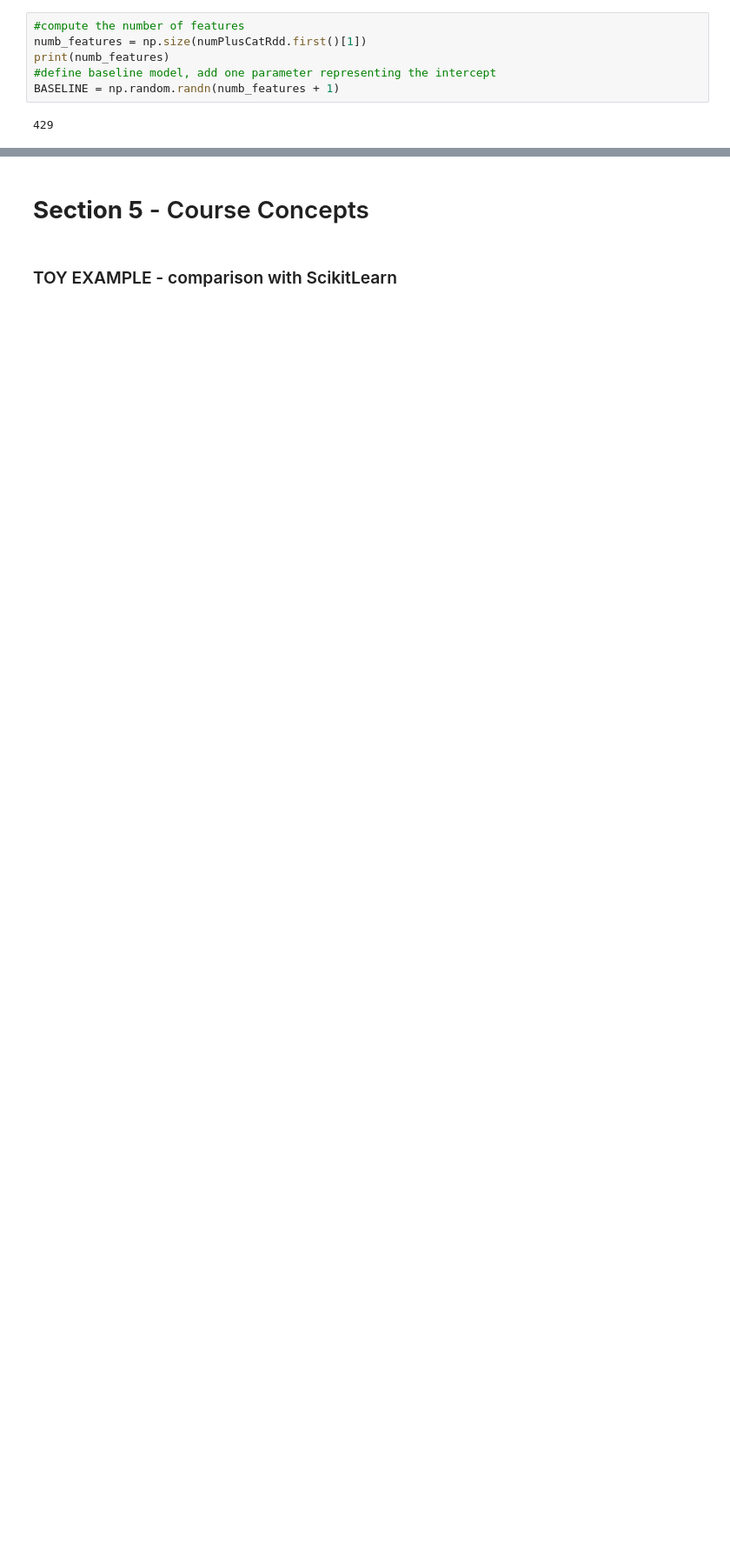
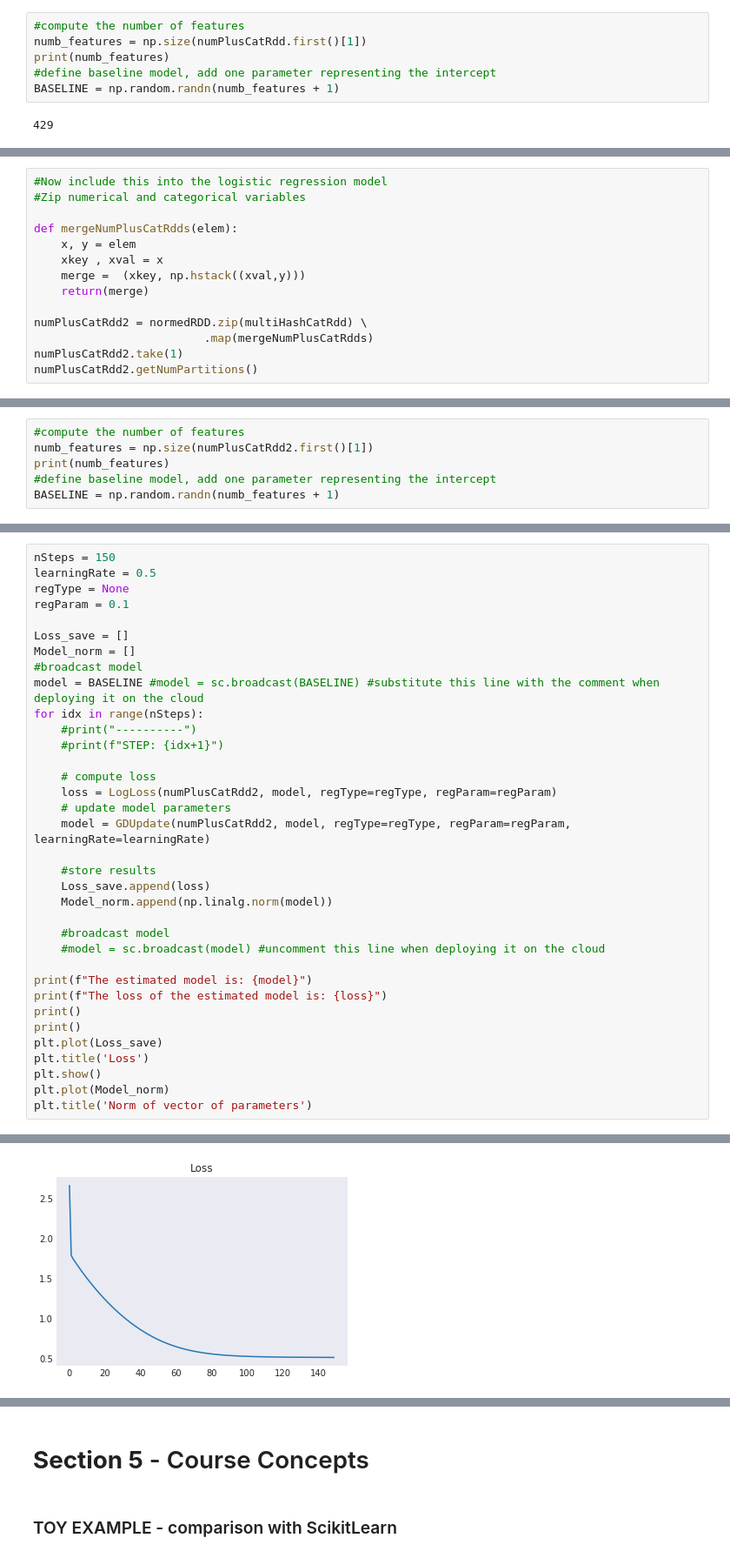
Before and after one commit to vnagapudi/W261_Final_Project, a Jupyter notebook: final_project_SID_LUCA.ipynb, the cells around one changed output, grey strips where cells are left out. Shown at 87% size. Saved outputs shown, nothing was run; the diff lists cells and outputs as text; blank space fills up the shorter version.

```diff
--- a/final_project_SID_LUCA.ipynb
+++ b/final_project_SID_LUCA.ipynb
@@ -613,0 +724,14 @@ Text(0.5,1,'Norm of vector of parameters')
+# %%
+#Now include this into the logistic regression model
+#Zip numerical and categorical variables
+
+def mergeNumPlusCatRdds(elem):
+    x, y = elem
+    xkey , xval = x
+    merge =  (xkey, np.hstack((xval,y)))
+    return(merge)
+
+numPlusCatRdd2 = normedRDD.zip(multiHashCatRdd) \
+                         .map(mergeNumPlusCatRdds)
+numPlusCatRdd2.take(1)
+numPlusCatRdd2.getNumPartitions()
@@ -613,0 +740,6 @@ Text(0.5,1,'Norm of vector of parameters')
+# %%
+#compute the number of features
+numb_features = np.size(numPlusCatRdd2.first()[1])
+print(numb_features)
+#define baseline model, add one parameter representing the intercept
+BASELINE = np.random.randn(numb_features + 1)
@@ -613,0 +748,36 @@ Text(0.5,1,'Norm of vector of parameters')
+# %%
+nSteps = 150
+learningRate = 0.5
+regType = None
+regParam = 0.1
+
+Loss_save = []
+Model_norm = []
+#broadcast model
+model = BASELINE #model = sc.broadcast(BASELINE) #substitute this line with the comment when deploying it on the cloud
+for idx in range(nSteps):
+    #print("----------")
+    #print(f"STEP: {idx+1}")
+
+    # compute loss
+    loss = LogLoss(numPlusCatRdd2, model, regType=regType, regParam=regParam)
+    # update model parameters
+    model = GDUpdate(numPlusCatRdd2, model, regType=regType, regParam=regParam, learningRate=learningRate)
+
+    #store results
+    Loss_save.append(loss)
+    Model_norm.append(np.linalg.norm(model))
+
+    #broadcast model
+    #model = sc.broadcast(model) #uncomment this line when deploying it on the cloud
+
+print(f"The estimated model is: {model}")
+print(f"The loss of the estimated model is: {loss}")
+print()
+print()
+plt.plot(Loss_save)
+plt.title('Loss')
+plt.show()
+plt.plot(Model_norm)
+plt.title('Norm of vector of parameters')
+# %% [output]
@@ -613,0 +793 @@ Text(0.5,1,'Norm of vector of parameters')
+[figure, added]
```
Also changed, not shown: parts of 21 cells of this notebook.
